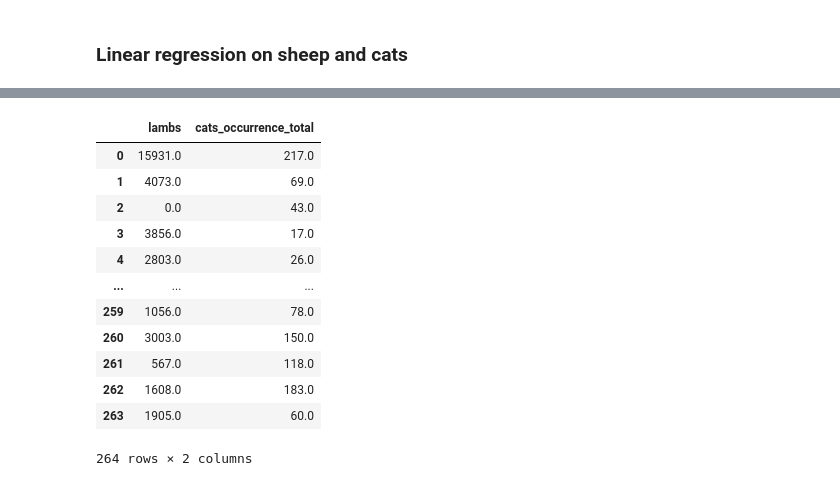
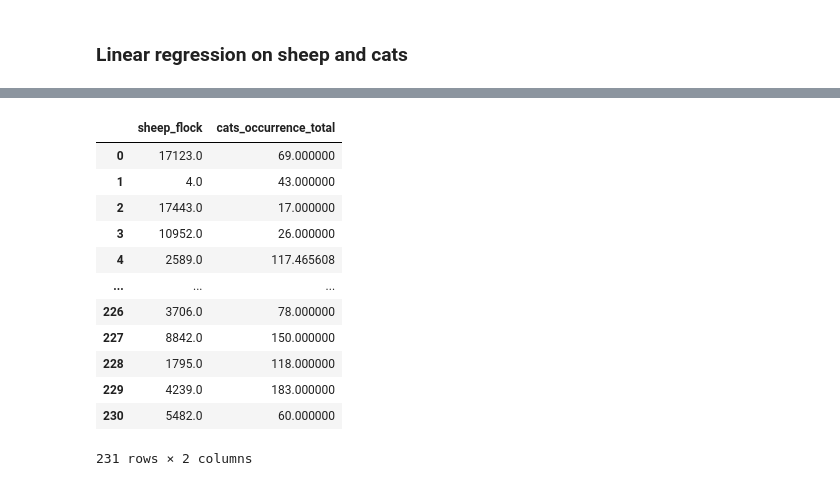
Before and after one commit to liza-drini/ceu-ds-project-C-2026, a Jupyter notebook: src/ben_realtime.ipynb, the cells around one changed output, grey strips where cells are left out. Cells and saved outputs as stored; diff of their text form; code cells hidden in the pictures.

```diff
--- a/src/ben_realtime.ipynb
+++ b/src/ben_realtime.ipynb
@@ -167,3 +168,3 @@ from sklearn.impute import SimpleImputer
 # %%
 df = pd.read_csv("../datasets/farm_cat.csv")
-df
+df = df[~df["territory"].str.contains("All Australia", case=False, na=False)]
@@ -184,22 +171,22 @@ df
 # %%
-df_reg = df[["lambs", "cats_occurrence_total"]].copy()
+df_reg = df[["sheep_flock", "cats_occurrence_total"]].copy()
 
 imputer = SimpleImputer(strategy="mean")
 df_reg_imputed = pd.DataFrame(imputer.fit_transform(df_reg), columns=df_reg.columns)
 df_reg_imputed
 # %% [output]
-|  | lambs | cats_occurrence_total |
-| 0 | 15931.0 | 217.0 |
-| 1 | 4073.0 | 69.0 |
-| 2 | 0.0 | 43.0 |
-| 3 | 3856.0 | 17.0 |
-| 4 | 2803.0 | 26.0 |
+|  | sheep_flock | cats_occurrence_total |
+| 0 | 17123.0 | 69.000000 |
+| 1 | 4.0 | 43.000000 |
+| 2 | 17443.0 | 17.000000 |
+| 3 | 10952.0 | 26.000000 |
+| 4 | 2589.0 | 117.465608 |
 | ... | ... | ... |
-| 259 | 1056.0 | 78.0 |
-| 260 | 3003.0 | 150.0 |
-| 261 | 567.0 | 118.0 |
-| 262 | 1608.0 | 183.0 |
-| 263 | 1905.0 | 60.0 |
+| 226 | 3706.0 | 78.000000 |
+| 227 | 8842.0 | 150.000000 |
+| 228 | 1795.0 | 118.000000 |
+| 229 | 4239.0 | 183.000000 |
+| 230 | 5482.0 | 60.000000 |
-264 rows × 2 columns
+231 rows × 2 columns
 # %%
 X = df_reg_imputed[["cats_occurrence_total"]]
```
Also changed, not shown: parts of 9 cells of this notebook.
